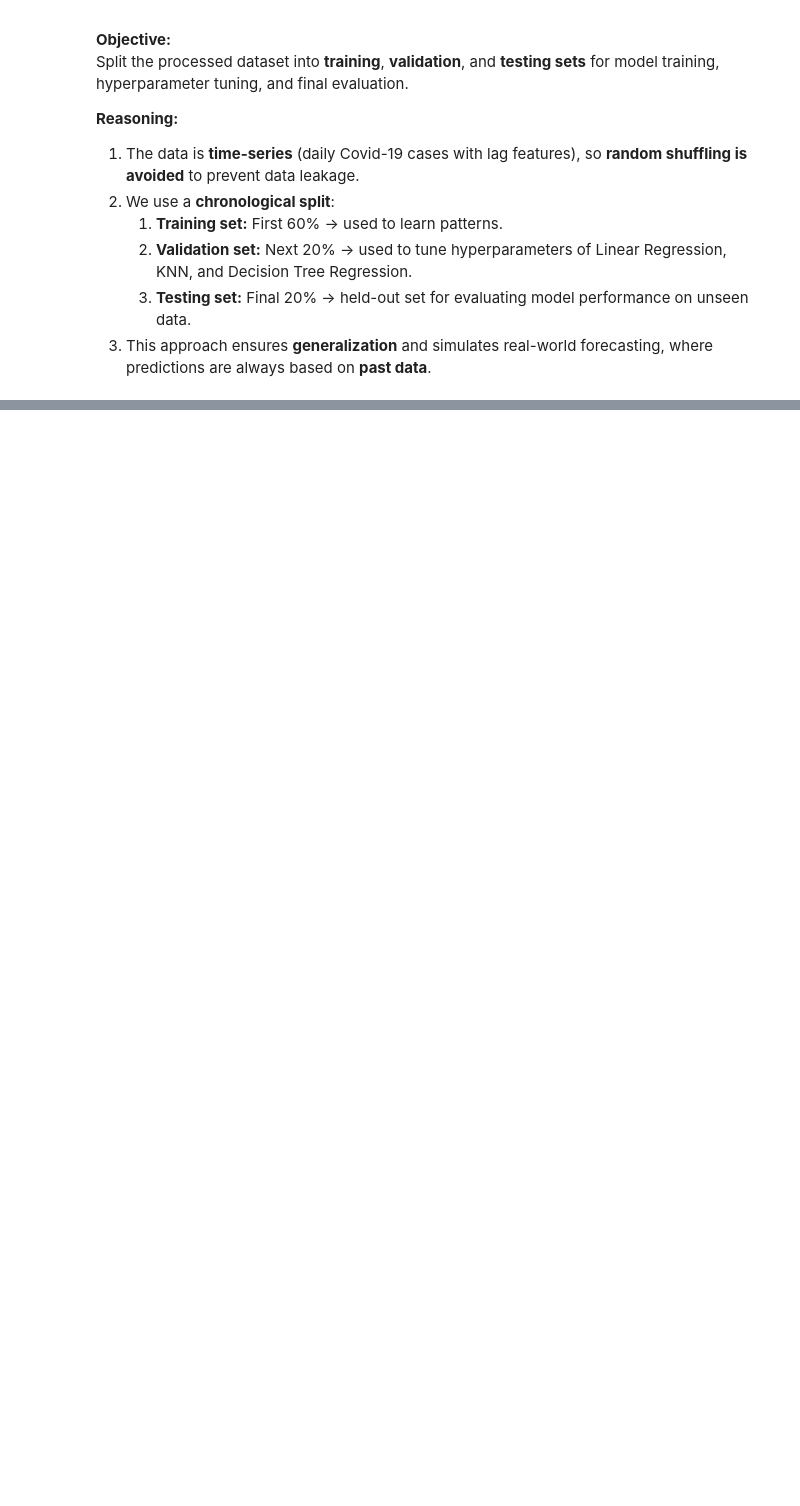
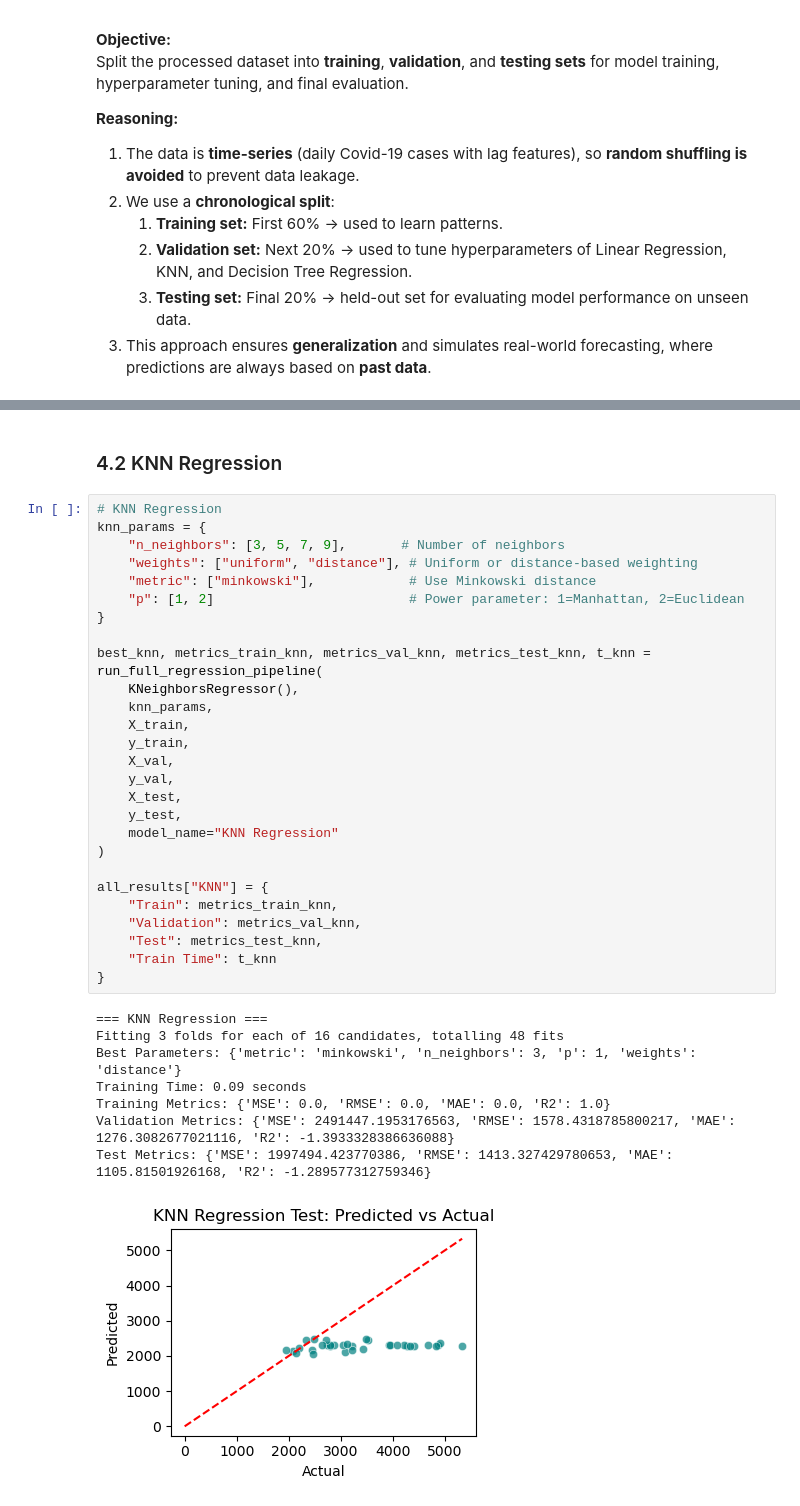
Before and after one commit to ca1phas/Lab-3-Supervised-Learning, a Jupyter notebook: Lab3_P2_G3.ipynb, the cells around one changed output, grey strips where cells are left out. Drawn from its saved outputs; the diff is of its cells as text; blank space fills up the shorter version.

```diff
--- a/Lab3_P2_G3.ipynb
+++ b/Lab3_P2_G3.ipynb
@@ -667,0 +631,38 @@ Plots will be used to support both **individual model performance** and **compar
+# %% [markdown]
+### 4.2 KNN Regression
+# %%
+# KNN Regression
+knn_params = {
+    "n_neighbors": [3, 5, 7, 9],       # Number of neighbors
+    "weights": ["uniform", "distance"], # Uniform or distance-based weighting
+    "metric": ["minkowski"],            # Use Minkowski distance
+    "p": [1, 2]                         # Power parameter: 1=Manhattan, 2=Euclidean
+}
+
+best_knn, metrics_train_knn, metrics_val_knn, metrics_test_knn, t_knn = run_full_regression_pipeline(
+    KNeighborsRegressor(),
+    knn_params,
+    X_train,
+    y_train,
+    X_val,
+    y_val,
+    X_test,
+    y_test,
+    model_name="KNN Regression"
+)
+
+all_results["KNN"] = {
+    "Train": metrics_train_knn,
+    "Validation": metrics_val_knn,
+    "Test": metrics_test_knn,
+    "Train Time": t_knn
+}
+# %% [output]
+=== KNN Regression ===
+Fitting 3 folds for each of 16 candidates, totalling 48 fits
+Best Parameters: {'metric': 'minkowski', 'n_neighbors': 3, 'p': 1, 'weights': 'distance'}
+Training Time: 0.09 seconds
+Training Metrics: {'MSE': 0.0, 'RMSE': 0.0, 'MAE': 0.0, 'R2': 1.0}
+Validation Metrics: {'MSE': 2491447.1953176563, 'RMSE': 1578.4318785800217, 'MAE': 1276.3082677021116, 'R2': -1.3933328386636088}
+Test Metrics: {'MSE': 1997494.423770386, 'RMSE': 1413.327429780653, 'MAE': 1105.81501926168, 'R2': -1.289577312759346}
+[figure, added]
```
Also changed, not shown: parts of 26 cells of this notebook, 2 other files.
